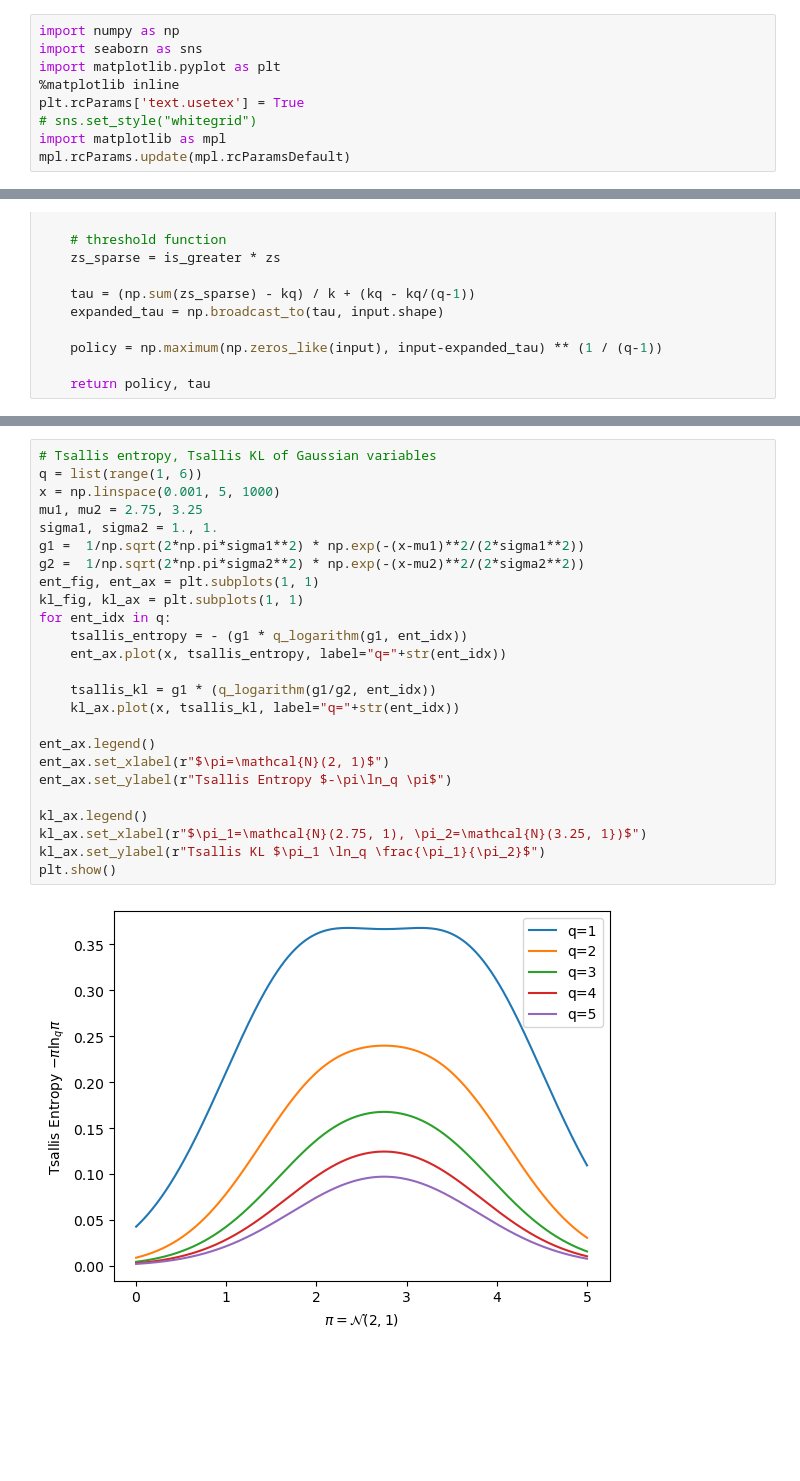
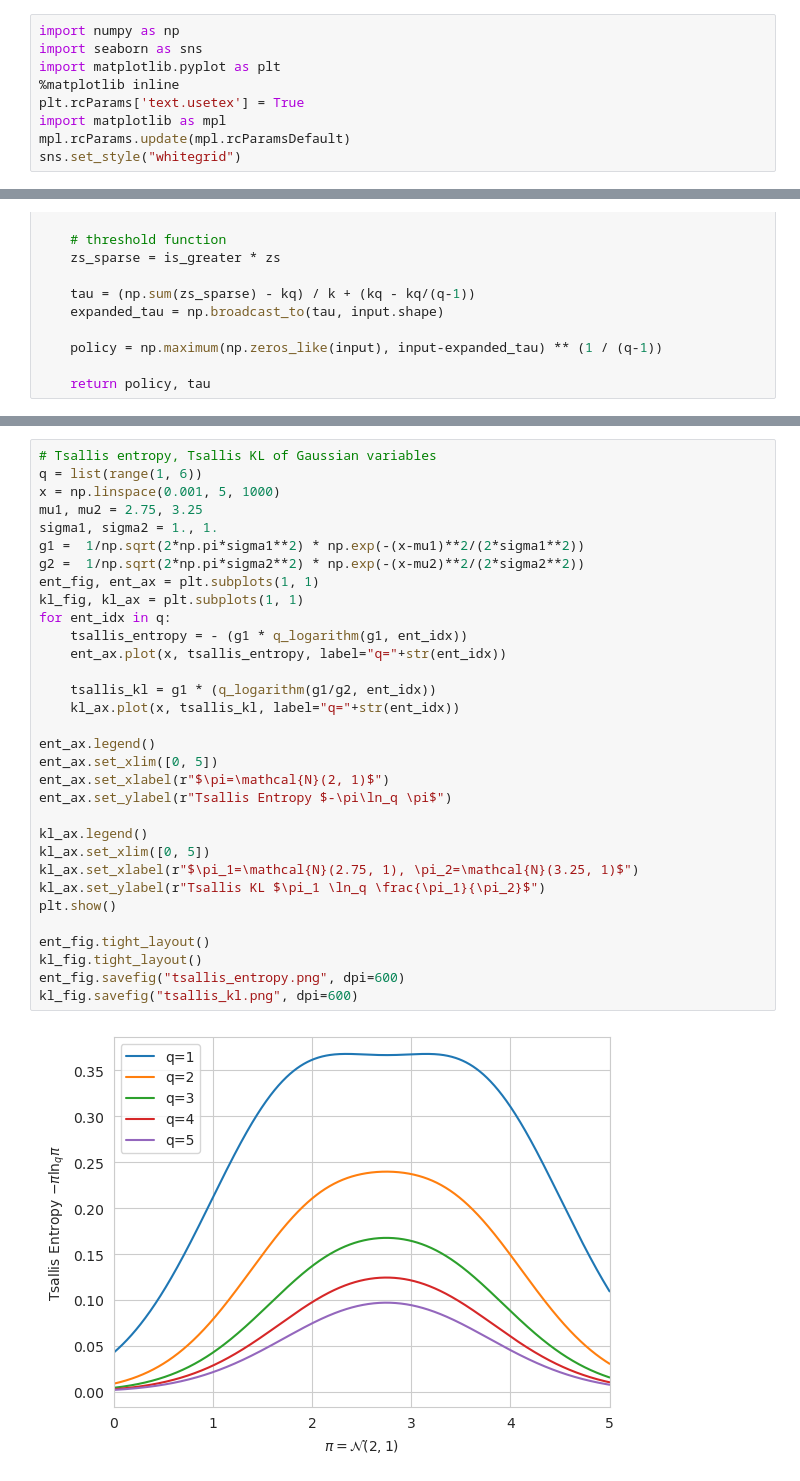
Before and after one commit to lingweizhu/tsallis_regularization, a Jupyter notebook: plot_code/illustration.ipynb, the cells around one changed output, grey strips where cells are left out. Drawn from its saved outputs; the diff is of its cells as text; blank space fills up the shorter version.

Commit message:
added illustration plot

```diff
--- a/plot_code/illustration.ipynb
+++ b/plot_code/illustration.ipynb
@@ -4,9 +4,9 @@ import seaborn as sns
 import matplotlib.pyplot as plt
 %matplotlib inline
 plt.rcParams['text.usetex'] = True
-# sns.set_style("whitegrid")
 import matplotlib as mpl
 mpl.rcParams.update(mpl.rcParamsDefault)
+sns.set_style("whitegrid")
 # %%
 def q_logarithm(input, q):
     '''q-logarithm is undefined for negative input'''
@@ -80,27 +82,34 @@ plt.show()
 # %%
 # Tsallis entropy, Tsallis KL of Gaussian variables
 q = list(range(1, 6))
 x = np.linspace(0.001, 5, 1000)
 mu1, mu2 = 2.75, 3.25
 sigma1, sigma2 = 1., 1.
 g1 =  1/np.sqrt(2*np.pi*sigma1**2) * np.exp(-(x-mu1)**2/(2*sigma1**2))
 g2 =  1/np.sqrt(2*np.pi*sigma2**2) * np.exp(-(x-mu2)**2/(2*sigma2**2))
 ent_fig, ent_ax = plt.subplots(1, 1)
 kl_fig, kl_ax = plt.subplots(1, 1)
 for ent_idx in q:
     tsallis_entropy = - (g1 * q_logarithm(g1, ent_idx))
     ent_ax.plot(x, tsallis_entropy, label="q="+str(ent_idx))
 
     tsallis_kl = g1 * (q_logarithm(g1/g2, ent_idx))
     kl_ax.plot(x, tsallis_kl, label="q="+str(ent_idx))
 
 ent_ax.legend()
+ent_ax.set_xlim([0, 5])
 ent_ax.set_xlabel(r"$\pi=\mathcal{N}(2, 1)$")
 ent_ax.set_ylabel(r"Tsallis Entropy $-\pi\ln_q \pi$")
 
 kl_ax.legend()
-kl_ax.set_xlabel(r"$\pi_1=\mathcal{N}(2.75, 1), \pi_2=\mathcal{N}(3.25, 1})$")
+kl_ax.set_xlim([0, 5])
+kl_ax.set_xlabel(r"$\pi_1=\mathcal{N}(2.75, 1), \pi_2=\mathcal{N}(3.25, 1)$")
 kl_ax.set_ylabel(r"Tsallis KL $\pi_1 \ln_q \frac{\pi_1}{\pi_2}$")
 plt.show()
+
+ent_fig.tight_layout()
+kl_fig.tight_layout()
+ent_fig.savefig("tsallis_entropy.png", dpi=600)
+kl_fig.savefig("tsallis_kl.png", dpi=600)
 # %% [output]
-[figure, old version]
+[figure, new version]
```
Also changed, not shown: parts of 6 cells of this notebook, 7 other files.
